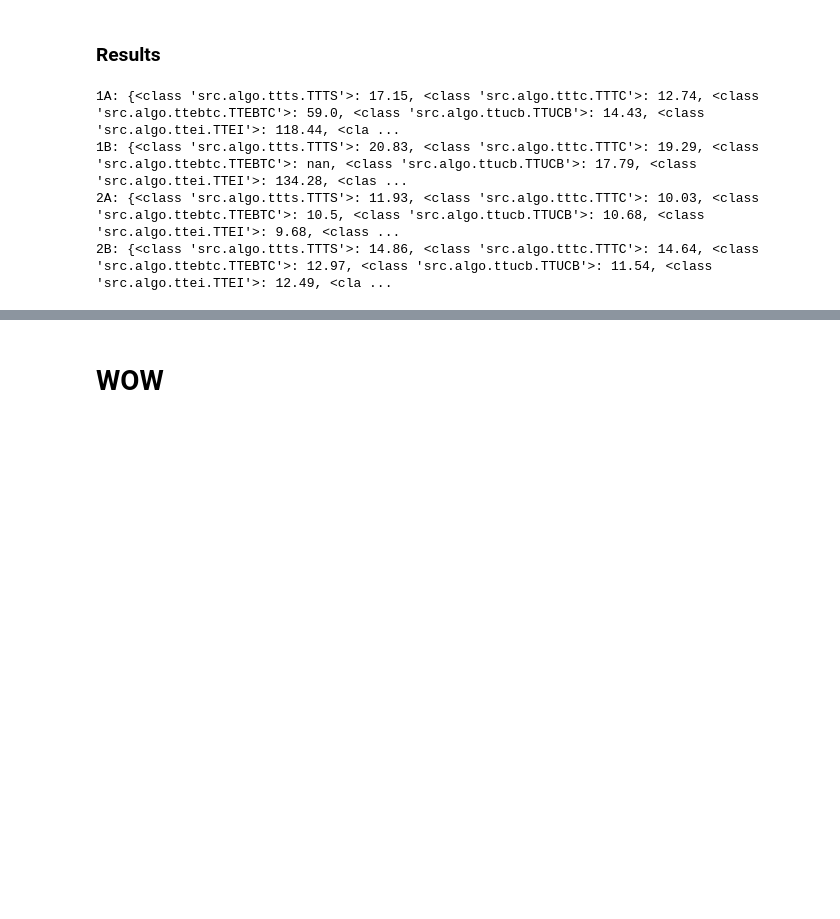
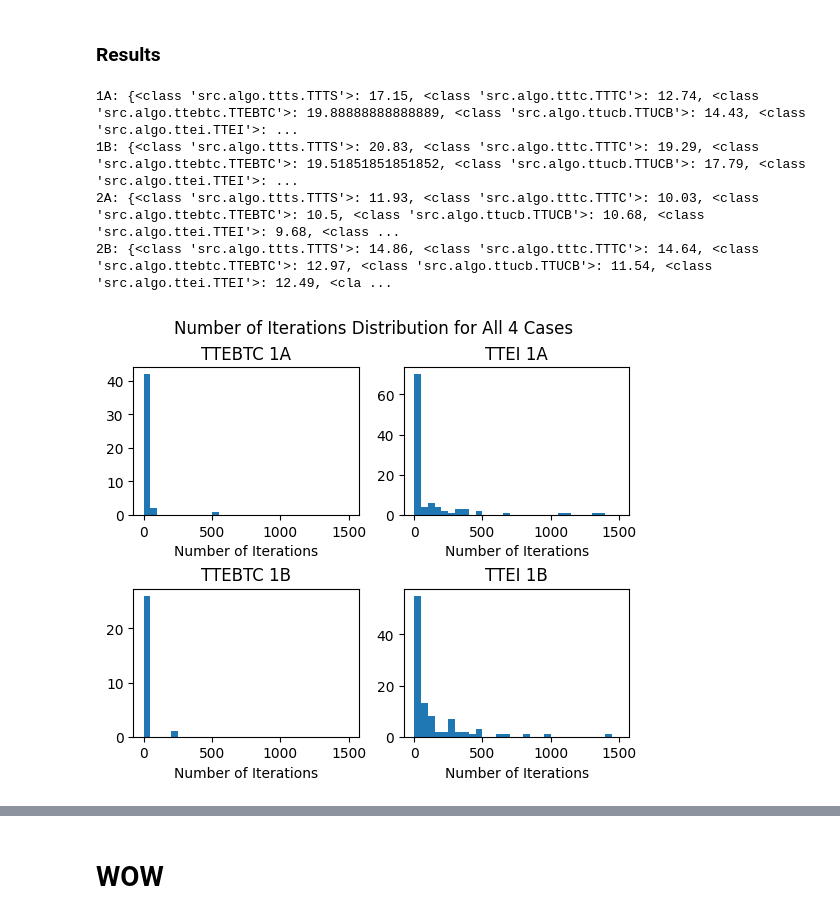
Before and after one commit to JasonCP14/multi-armed-bandits, a Jupyter notebook: notebook.ipynb, the cells around one changed output, grey strips where cells are left out. Drawn from its saved outputs; the diff is of its cells as text; code cells hidden in the pictures; blank space fills up the shorter version.

```diff
--- a/notebook.ipynb
+++ b/notebook.ipynb
@@ -15,6 +15,7 @@ from src.algo.ttucb import TTUCB
 # Function to run the experiment group
 
 def run(params):
+    all_iters_mean = {}
     all_iters = {}
     all_fail = {}
     all_pe = {}
@@ -23,7 +24,7 @@ def run(params):
     algos, means, top_two, adaptive, reps, confint = params
     for algo in algos:
         print(f"Running {algo} {'='*50}")
-        fail = 0
+        fail = np.array([])
         iter = np.array([])
         pe = np.empty((0,2000))
         sr = np.empty((0,2000))
@@ -35,19 +36,27 @@ def run(params):
             for i in range(len(means)):
                 arms.append(Arm(i+1, means[i]))
             result = algo(arms, top_two, adaptive, confint).run()
-            fail += result["fail"]
-            if not fail:
+            fail = np.append(fail, result["fail"])
+            if not result["fail"]:
                 iter = np.append(iter, result["final_iter"])
             pe = np.vstack((pe, result["pe"]))
             sr = np.vstack((sr, result["sr"]))
             cr = np.vstack((cr, result["cr"]))
 
-        all_iters[algo] = np.mean(iter)
-        all_fail[algo] = fail
+        all_iters_mean[algo] = np.mean(iter)
+        all_iters[algo] = iter
+        all_fail[algo] = np.mean(fail)
         all_pe[algo] = pe
         all_sr[algo] = sr
         all_cr[algo] = cr
-    return all_iters, all_fail, all_pe, all_sr, all_cr
+    return {
+        "iters_mean":all_iters_mean,
+        "iters": all_iters,
+        "fails": all_fail,
+        "pe": all_pe,
+        "sr": all_sr,
+        "cr": all_cr
+    }
 # %% [markdown]
 ## Experiment 1
 # %% [markdown]
@@ -190,13 +182,33 @@ After 13 iterations, the best arm is arm 1, with p = 0.9571503609990734
 # %% [markdown]
 ### Results
 # %%
-print(f"1A: {results_1_1a[0]}, fails = {results_1_1a[1]}")
-print(f"1B: {results_1_1b[0]}, fails = {results_1_1b[1]}")
-print(f"2A: {results_1_2a[0]}, fails = {results_1_2a[1]}")
-print(f"2B: {results_1_2b[0]}, fails = {results_1_1b[1]}")
+print(f"1A: {results_1_1a['iters_mean']}, fails = {results_1_1a['fails']}")
+print(f"1B: {results_1_1b['iters_mean']}, fails = {results_1_1b['fails']}")
+print(f"2A: {results_1_2a['iters_mean']}, fails = {results_1_2a['fails']}")
+print(f"2B: {results_1_2b['iters_mean']}, fails = {results_1_1b['fails']}")
 # %% [output]
-1A: {<class 'src.algo.ttts.TTTS'>: 17.15, <class 'src.algo.tttc.TTTC'>: 12.74, <class 'src.algo.ttebtc.TTEBTC'>: 59.0, <class 'src.algo.ttucb.TTUCB'>: 14.43, <class 'src.algo.ttei.TTEI'>: 118.44, <cla ...
-1B: {<class 'src.algo.ttts.TTTS'>: 20.83, <class 'src.algo.tttc.TTTC'>: 19.29, <class 'src.algo.ttebtc.TTEBTC'>: nan, <class 'src.algo.ttucb.TTUCB'>: 17.79, <class 'src.algo.ttei.TTEI'>: 134.28, <clas ...
+1A: {<class 'src.algo.ttts.TTTS'>: 17.15, <class 'src.algo.tttc.TTTC'>: 12.74, <class 'src.algo.ttebtc.TTEBTC'>: 19.88888888888889, <class 'src.algo.ttucb.TTUCB'>: 14.43, <class 'src.algo.ttei.TTEI'>: ...
+1B: {<class 'src.algo.ttts.TTTS'>: 20.83, <class 'src.algo.tttc.TTTC'>: 19.29, <class 'src.algo.ttebtc.TTEBTC'>: 19.51851851851852, <class 'src.algo.ttucb.TTUCB'>: 17.79, <class 'src.algo.ttei.TTEI'>: ...
 2A: {<class 'src.algo.ttts.TTTS'>: 11.93, <class 'src.algo.tttc.TTTC'>: 10.03, <class 'src.algo.ttebtc.TTEBTC'>: 10.5, <class 'src.algo.ttucb.TTUCB'>: 10.68, <class 'src.algo.ttei.TTEI'>: 9.68, <class ...
 2B: {<class 'src.algo.ttts.TTTS'>: 14.86, <class 'src.algo.tttc.TTTC'>: 14.64, <class 'src.algo.ttebtc.TTEBTC'>: 12.97, <class 'src.algo.ttucb.TTUCB'>: 11.54, <class 'src.algo.ttei.TTEI'>: 12.49, <cla ...
+# %%
+titles = ["TTEBTC 1A", "TTEI 1A", "TTEBTC 1B", "TTEI 1B"]
+iters = [results_1_1a["iters"][TTEBTC], results_1_1a["iters"][TTEI], results_1_1b["iters"][TTEBTC], results_1_1b["iters"][TTEI]]
+figure, axis = plt.subplots(2, 2)
+plt.subplots_adjust(hspace = 0.5)
+plt.suptitle("Number of Iterations Distribution for All 4 Cases")
+x = np.arange(1, 2001)
+a, b = 0, 0
+for i in range(len(iters)):
+    y = iters[i]
+    axis[a, b].hist(y, bins = 30, range = (0,1500))
+    axis[a, b].set_xlabel("Number of Iterations")
+    axis[a, b].set_title(f"{titles[i]}")
+    if b < 1:
+        b += 1
+    else:
+        a, b = 1, 0
+plt.show()
+# %% [output]
+[figure, added]
 # %%
```
Also changed, not shown: parts of 4 cells of this notebook, 1 other file.
